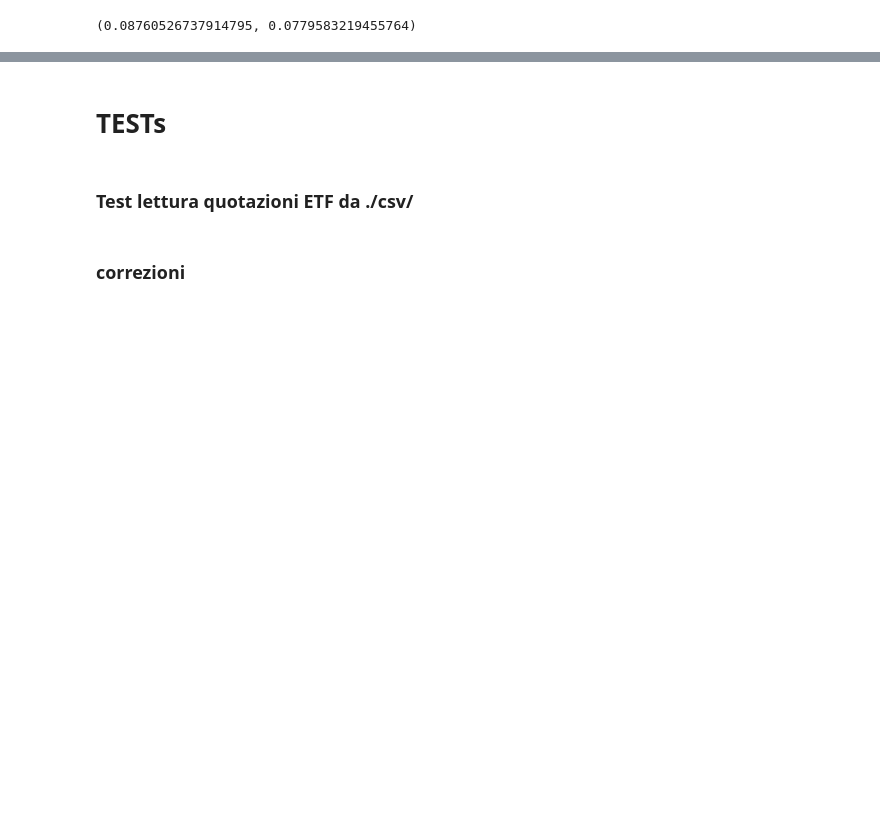
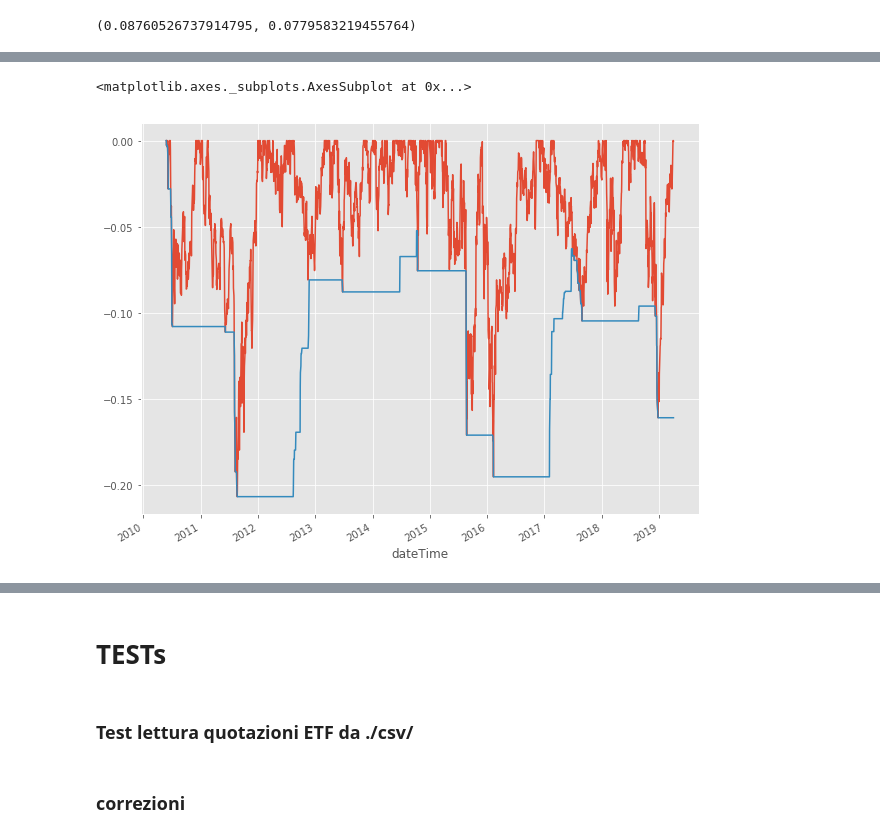
Before and after one commit to zniffur/mytrading, a Jupyter notebook: Clean data.ipynb, the cells around one changed output, grey strips where cells are left out. Saved outputs shown, nothing was run; the diff lists cells and outputs as text; code cells hidden in the pictures; blank space fills up the shorter version.

```diff
--- a/Clean data.ipynb
+++ b/Clean data.ipynb
@@ -978,0 +1031,10 @@ plt.legend()
+# %%
+roll_max = pndata.rolling(PERIODS, min_periods=1).max()
+dailydd = pndata/roll_max - 1.0
+max_dailydd = dailydd.rolling(PERIODS, min_periods=1).min()
+# %%
+dailydd.iusa.plot(figsize=(10,8))
+max_dailydd.iusa.plot()
+# %% [output]
+<matplotlib.axes._subplots.AxesSubplot at 0x...>
+[figure, added]
```
Also changed, not shown: parts of 27 cells of this notebook.
